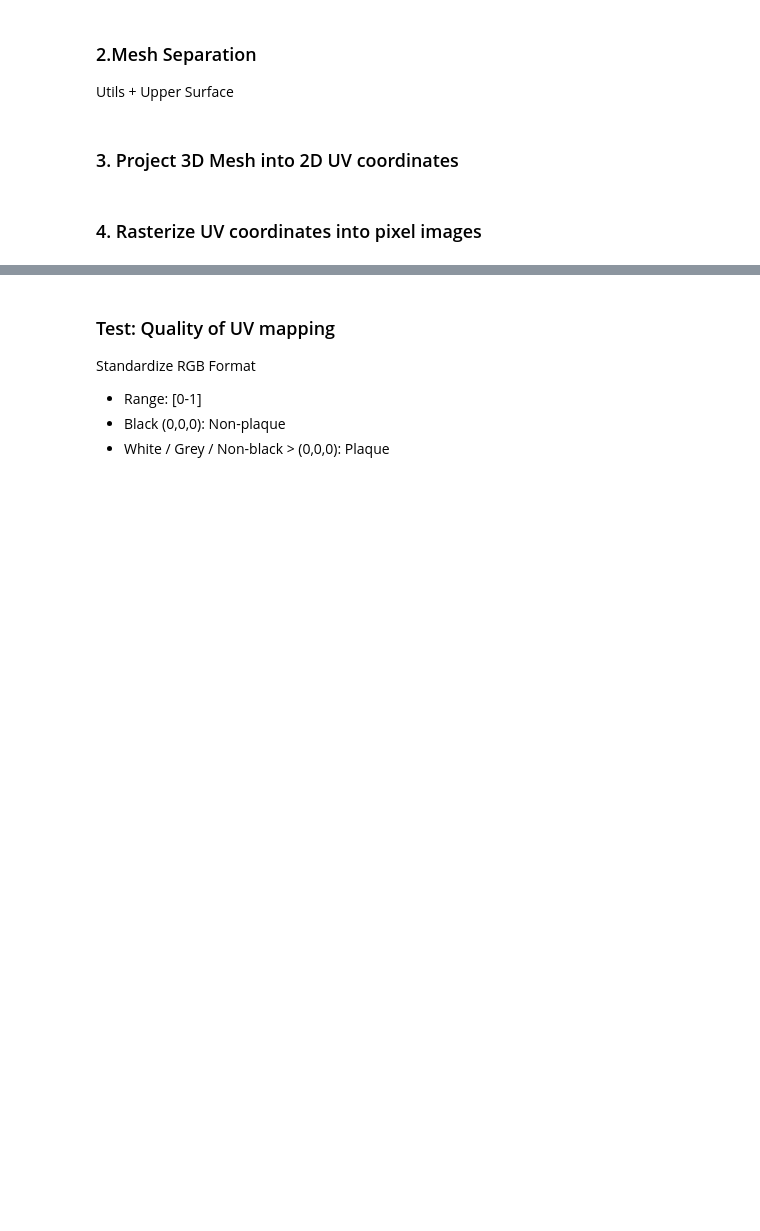
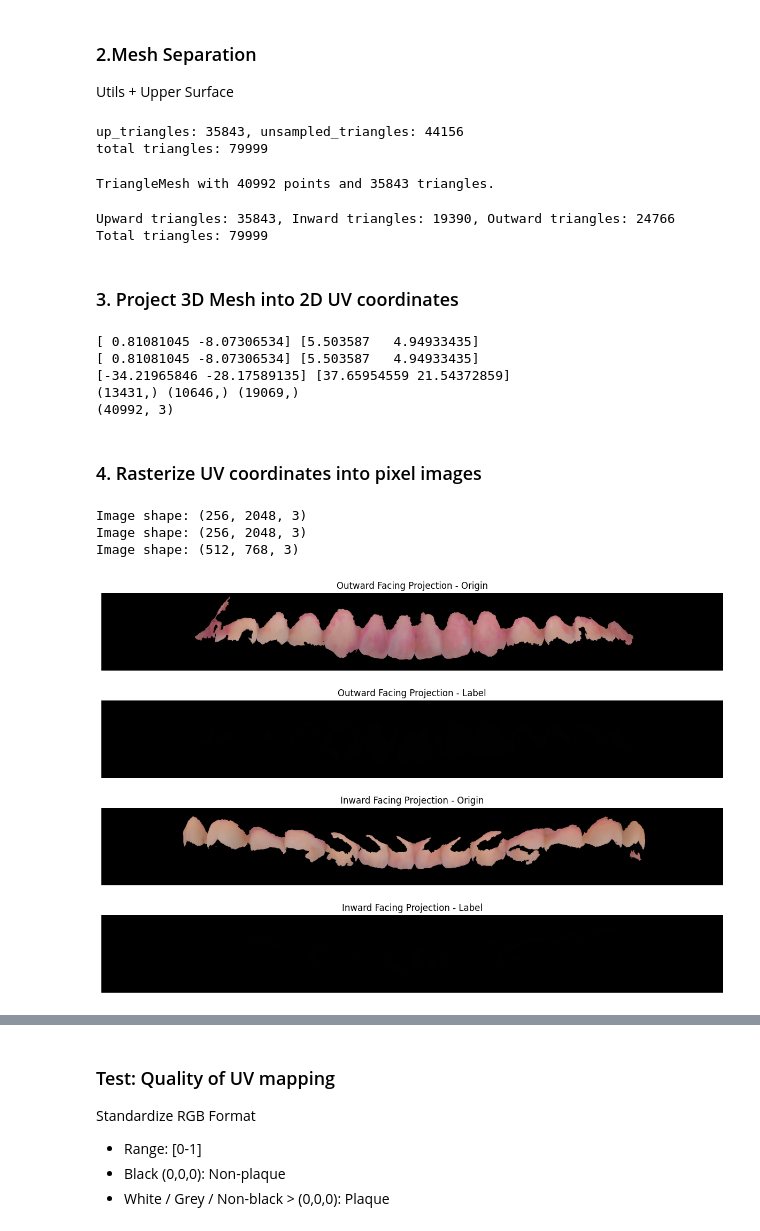
Before and after one commit to SunnyRT/dental_plaque_segmentation, a Jupyter notebook: uvraster_execution.ipynb, the cells around one changed output, grey strips where cells are left out. Saved outputs shown, nothing was run; the diff lists cells and outputs as text; code cells hidden in the pictures; blank space fills up the shorter version.

```diff
--- a/uvraster_execution.ipynb
+++ b/uvraster_execution.ipynb
@@ -8,9 +12,9 @@ import os
 # %%
 # Load the meshes
-mesh_name = "00xxxx" # must be 4 digits: xx01 indicates lower jaw, xx02 indicates upper jaw
-save_dir = f"D:\sunny\Codes\DPS\xxx" #TODO: to change
-origin_file_path = f"D:\sunny\Codes\DPS\data_teethseg\origin\{mesh_name}_origin.ply"
-label_file_path = f"D:\sunny\Codes\DPS\data_teethseg\label\{mesh_name}.ply"
+mesh_name = "000101" # must be 4 digits: xx01 indicates lower jaw, xx02 indicates upper jaw
+save_dir = f"D:\\sunny\\Codes\\DPS\\data_8w\\2d_png" #TODO: to change
+origin_file_path = f"D:\\sunny\\Codes\\DPS\\data_8w\\3d_ply\\origin\\{mesh_name}.ply"
+label_file_path = f"D:\\sunny\\Codes\\DPS\\data_8w\\3d_ply\\label\\{mesh_name}.ply"
 raw_origin_mesh = o3d.io.read_triangle_mesh(origin_file_path)
 raw_label_mesh = o3d.io.read_triangle_mesh(label_file_path)
 # Remove duplicated triangles of the meshes
@@ -176,6 +184,10 @@ visual_mesh_up.triangles = o3d.utility.Vector3iVector(up_triangles)
 visual_mesh_up.paint_uniform_color([0, 1, 0])
 
 # o3d.visualization.draw_geometries([unsampled_mesh, visual_mesh_up, axes])
+# %% [output]
+up_triangles: 35843, unsampled_triangles: 44156
+total triangles: 79999
+TriangleMesh with 40992 points and 35843 triangles.
 # %%
 """ Inner and Outer Surface Separation"""
 # Separate the original mesh vertices into inward-facing and outward-facing vertices relative to the origin
@@ -255,6 +267,9 @@ visual_mesh_up.triangles = o3d.utility.Vector3iVector(up_triangles)
 visual_mesh_up.paint_uniform_color([0, 1, 0])
 
 o3d.visualization.draw_geometries([visual_mesh_in, visual_mesh_out, visual_mesh_up])
+# %% [output]
+Upward triangles: 35843, Inward triangles: 19390, Outward triangles: 24766
+Total triangles: 79999
 # %% [markdown]
 ### 3. Project 3D Mesh into 2D UV coordinates
 # %%
@@ -392,6 +407,12 @@ vertices_labelRGB_raw = np.asarray(label_mesh.vertex_colors) # black/grey/non-wh
 # Flip plaque representation from dark (black or grey) to white
 vertices_originRGB = (vertices_originRGB_raw * 255).astype(np.uint8) # 0-255
 vertices_labelRGB = ((1-vertices_labelRGB_raw) * 255).astype(np.uint8) # 0-255, non-black>(0,0,0) for plaue, black=(0,0,0) for non-plaque
+# %% [output]
+[ 0.81081045 -8.07306534] [5.503587   4.94933435]
+[ 0.81081045 -8.07306534] [5.503587   4.94933435]
+[-34.21965846 -28.17589135] [37.65954559 21.54372859]
+(13431,) (10646,) (19069,)
+(40992, 3)
 # %% [markdown]
 ### 4. Rasterize UV coordinates into pixel images
 # %%
@@ -401,7 +422,7 @@ def get_tri_RGB(triangles, vertex_RGB):
     for triangle in triangles:
         colors_3vert = vertex_RGB[triangle]
         # Get the minimum color value for each channel
-        tri_rgb = np.mean(colors_3vert, axis=0) # FIXME: max (white [255,255,255] being the plaque) vs mean!!!!
+        tri_rgb = np.max(colors_3vert, axis=0) # FIXME: max (white [255,255,255] being the plaque) vs mean!!!!
         tri_RGBs.append(tri_rgb)
     return np.array(tri_RGBs)
 
@@ -469,7 +490,7 @@ def rasterize_uv_to_image(uv_norm_coords, vert_depth, xx_triangles, vert_originR
 
     # FIXME: Not sure whether to convert to binary label for training?????
     # if is_label_binary:
-    #     img_label = np.where(img_label > 0, 1, 0).astype(np.uint8)
+    # img_label = np.where(img_label > 0, 1, 0).astype(np.uint8)
 
     return img_origin, img_label, uv_pixel # img: 3 RGB channel np arrays
 
@@ -483,33 +504,38 @@ img_origin_up, img_label_up, uv_pixel_up = rasterize_uv_to_image(uv_norm_up, ver
 
 
 # TODO: Inward / Outward projected images will be patched into 1x8
 # TODO: Upward projected image will be patched into 2x4
 
 
 
 
 # Visaulize the rasterized images
 # Display the in- and outward large image for visualization
 fig, ax = plt.subplots(4,1, figsize=(15, 10))
 
 ax[0].imshow(img_origin_out)
 ax[0].set_title("Outward Facing Projection - Origin")
 ax[0].axis('off')
 
 
 ax[1].imshow(img_label_out)
 ax[1].set_title("Outward Facing Projection - Label")
 ax[1].axis('off')
 
 ax[2].imshow(img_origin_in)
 ax[2].set_title("Inward Facing Projection - Origin")
 ax[2].axis('off')
 
 ax[3].imshow(img_label_in)
 ax[3].set_title("Inward Facing Projection - Label")
 ax[3].axis('off')
 
 plt.show()
+# %% [output]
+Image shape: (256, 2048, 3)
+Image shape: (256, 2048, 3)
+Image shape: (512, 768, 3)
+[figure, added]
 # %%
 # Display the large image for upward-facing visualization
 fig, ax = plt.subplots(1,2, figsize=(10, 5))
```
Also changed, not shown: parts of 4 cells of this notebook, 5 other files.
